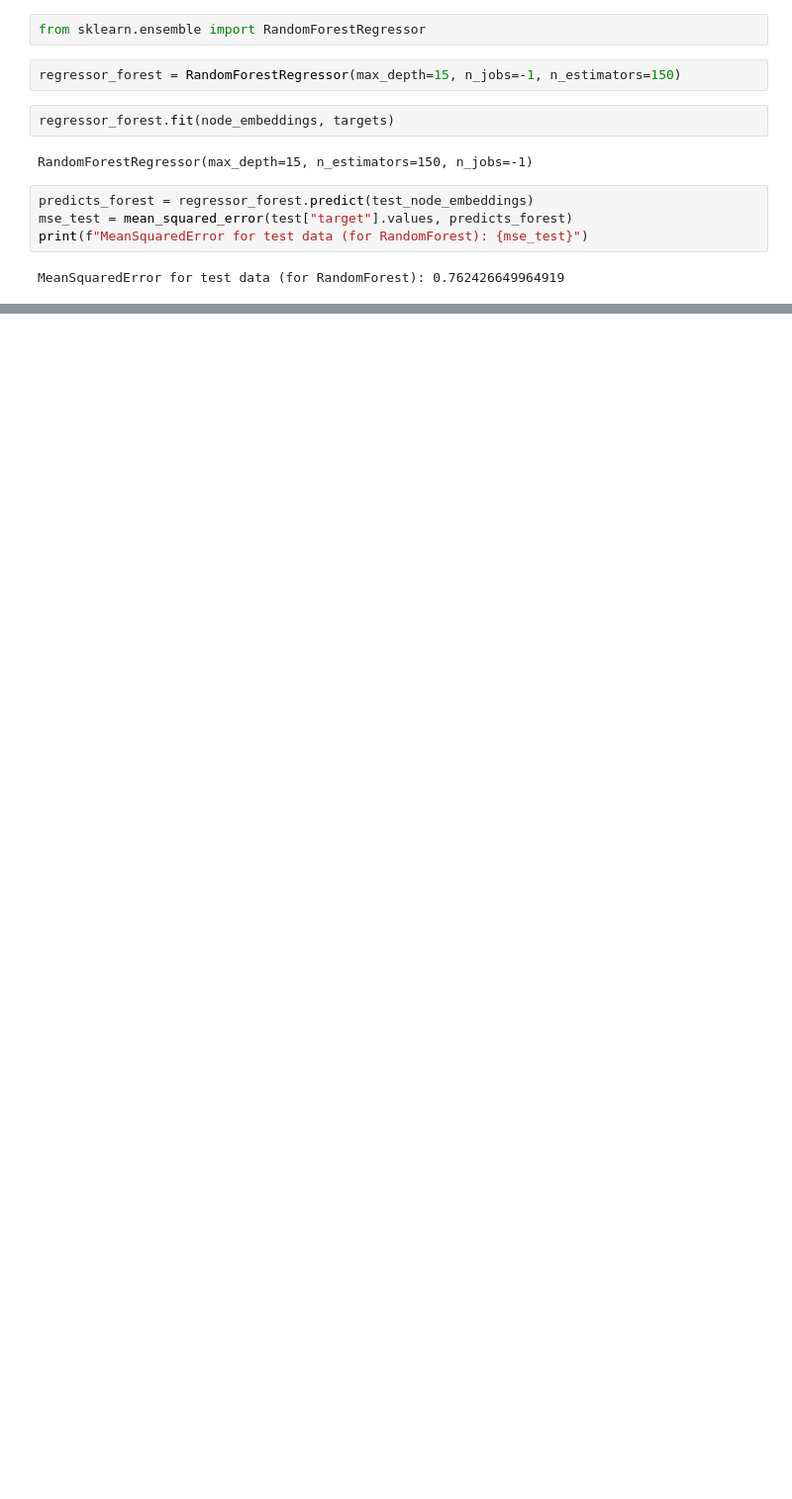
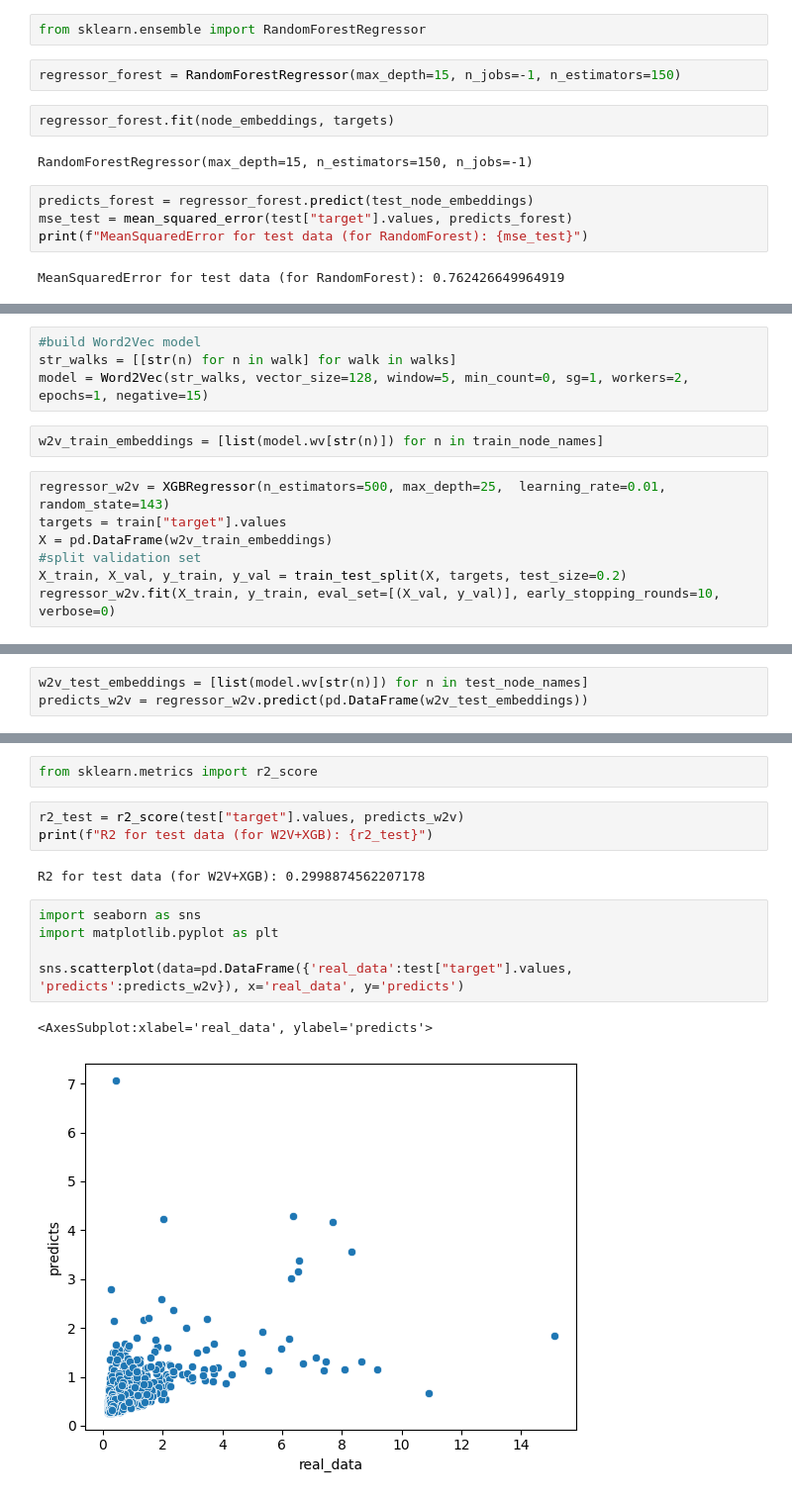
Before and after one commit to DenisUspenskiy/otus-ml-adv-05-node2vec, a Jupyter notebook: Node2VecForProteinsExpression.ipynb, the cells around one changed output, grey strips where cells are left out. Shown: that part at 99% size. Saved outputs shown, nothing was run; the diff lists cells and outputs as text; blank space fills up the shorter version.

Commit message:
add w2v+xgb model

```diff
--- a/Node2VecForProteinsExpression.ipynb
+++ b/Node2VecForProteinsExpression.ipynb
@@ -204,0 +244,13 @@ MeanSquaredError for test data (for RandomForest): 0.762426649964919
+# %%
+#build Word2Vec model
+str_walks = [[str(n) for n in walk] for walk in walks]
+model = Word2Vec(str_walks, vector_size=128, window=5, min_count=0, sg=1, workers=2, epochs=1, negative=15)
+# %%
+w2v_train_embeddings = [list(model.wv[str(n)]) for n in train_node_names]
+# %%
+regressor_w2v = XGBRegressor(n_estimators=500, max_depth=25,  learning_rate=0.01, random_state=143)
+targets = train["target"].values
+X = pd.DataFrame(w2v_train_embeddings)
+#split validation set
+X_train, X_val, y_train, y_val = train_test_split(X, targets, test_size=0.2)
+regressor_w2v.fit(X_train, y_train, eval_set=[(X_val, y_val)], early_stopping_rounds=10, verbose=0)
@@ -204,0 +271,3 @@ MeanSquaredError for test data (for RandomForest): 0.762426649964919
+# %%
+w2v_test_embeddings = [list(model.wv[str(n)]) for n in test_node_names]
+predicts_w2v = regressor_w2v.predict(pd.DataFrame(w2v_test_embeddings))
@@ -205 +279,16 @@ MeanSquaredError for test data (for RandomForest): 0.762426649964919
+# %%
+from sklearn.metrics import r2_score
+# %%
+r2_test = r2_score(test["target"].values, predicts_w2v)
+print(f"R2 for test data (for W2V+XGB): {r2_test}")
+# %% [output]
+R2 for test data (for W2V+XGB): 0.2998874562207178
+# %%
+import seaborn as sns
+import matplotlib.pyplot as plt
+
+sns.scatterplot(data=pd.DataFrame({'real_data':test["target"].values, 'predicts':predicts_w2v}), x='real_data', y='predicts')
+# %% [output]
+<AxesSubplot:xlabel='real_data', ylabel='predicts'>
+[figure, added]
 # %% [markdown]
```
Also changed, not shown: parts of 13 cells of this notebook.
